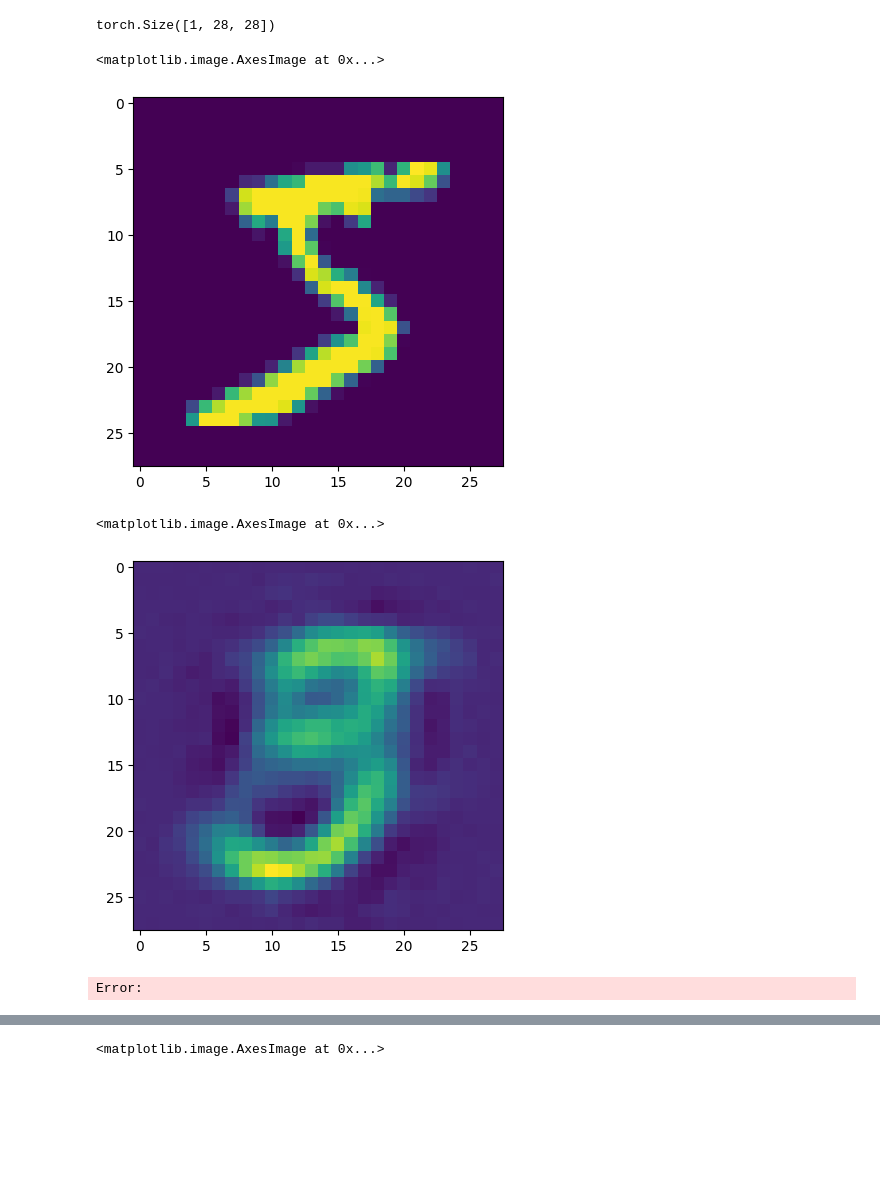
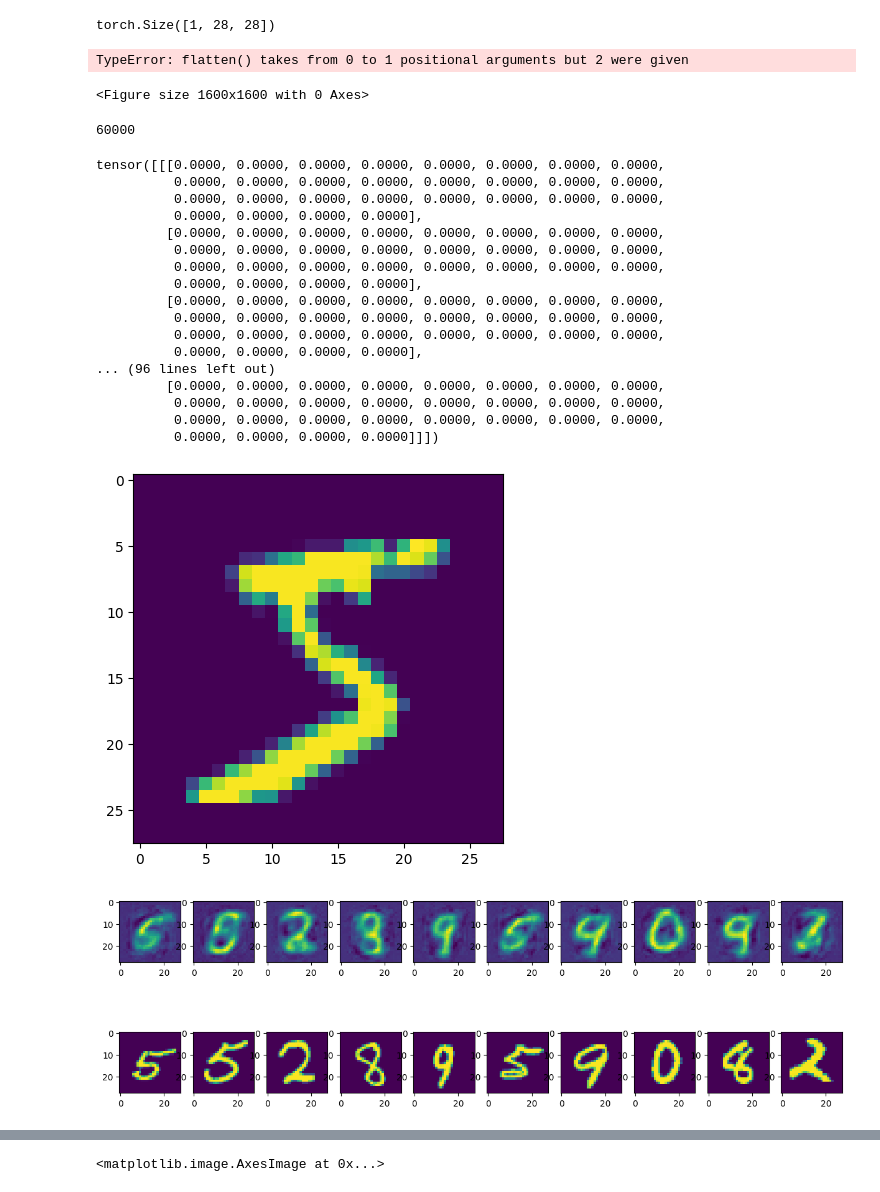
Before and after one commit to anloehr-1097/ML-Practice, a Jupyter notebook: VAE/VAE.ipynb, the cells around one changed output, grey strips where cells are left out. Drawn from its saved outputs; the diff is of its cells as text; code cells hidden in the pictures; blank space fills up the shorter version.

Commit message:
kind of worked out. Producing okeyish-looking samples

```diff
--- a/VAE/VAE.ipynb
+++ b/VAE/VAE.ipynb
@@ -451,14 +454,47 @@ sample[0].size()
 torch.Size([1, 28, 28])
 # %%
 import matplotlib.pyplot as plt
+# %%
+plt.figure(figsize=(16,16))
+import numpy as np
+plt.imshow(np.concatenate(vae(np.array([random.choice(mnist_data)[0] for i in range(10)])), axis=1))
+# %% [output]
+TypeError: flatten() takes from 0 to 1 positional arguments but 2 were given
+<Figure size 1600x1600 with 0 Axes>
+# %%
+len(mnist_data)
+# %% [output]
+60000
 # %%
 plt.imshow(sample[0].detach().numpy().reshape(28,28))
+sample[0]
 # %% [output]
-<matplotlib.image.AxesImage at 0x...>
+tensor([[[0.0000, 0.0000, 0.0000, 0.0000, 0.0000, 0.0000, 0.0000, 0.0000,
+          0.0000, 0.0000, 0.0000, 0.0000, 0.0000, 0.0000, 0.0000, 0.0000,
+          0.0000, 0.0000, 0.0000, 0.0000, 0.0000, 0.0000, 0.0000, 0.0000,
+          0.0000, 0.0000, 0.0000, 0.0000],
+         [0.0000, 0.0000, 0.0000, 0.0000, 0.0000, 0.0000, 0.0000, 0.0000,
+          0.0000, 0.0000, 0.0000, 0.0000, 0.0000, 0.0000, 0.0000, 0.0000,
+          0.0000, 0.0000, 0.0000, 0.0000, 0.0000, 0.0000, 0.0000, 0.0000,
+          0.0000, 0.0000, 0.0000, 0.0000],
+         [0.0000, 0.0000, 0.0000, 0.0000, 0.0000, 0.0000, 0.0000, 0.0000,
+          0.0000, 0.0000, 0.0000, 0.0000, 0.0000, 0.0000, 0.0000, 0.0000,
+          0.0000, 0.0000, 0.0000, 0.0000, 0.0000, 0.0000, 0.0000, 0.0000,
+          0.0000, 0.0000, 0.0000, 0.0000],
+... (96 lines left out)
+         [0.0000, 0.0000, 0.0000, 0.0000, 0.0000, 0.0000, 0.0000, 0.0000,
+          0.0000, 0.0000, 0.0000, 0.0000, 0.0000, 0.0000, 0.0000, 0.0000,
+          0.0000, 0.0000, 0.0000, 0.0000, 0.0000, 0.0000, 0.0000, 0.0000,
+          0.0000, 0.0000, 0.0000, 0.0000]]])
 [figure]
-# %%
-plt.imshow(vae.to(torch.device("cpu"))(sample[0].to(torch.device("cpu"))).detach().numpy().reshape(28,28))
-# %% [output]
-<matplotlib.image.AxesImage at 0x...>
-[figure, removed]
-Error:
+# %%
+fig, ax = plt.subplots(2, 10, figsize=(15,5))
+
+sample_idx = [random.randint(0, len(mnist_data)) for i in range(10)]
+for i in range(10):
+
+
+    ax[0, i].imshow(vae.to("cpu")(mnist_data[sample_idx[i]][0]).detach().numpy().reshape(28,28))
+    ax[1, i].imshow(mnist_data[sample_idx[i]][0].detach().numpy().reshape(28,28))
+# %% [output]
+[figure, added]
```
Also changed, not shown: parts of 3 cells of this notebook, 1 other file.
